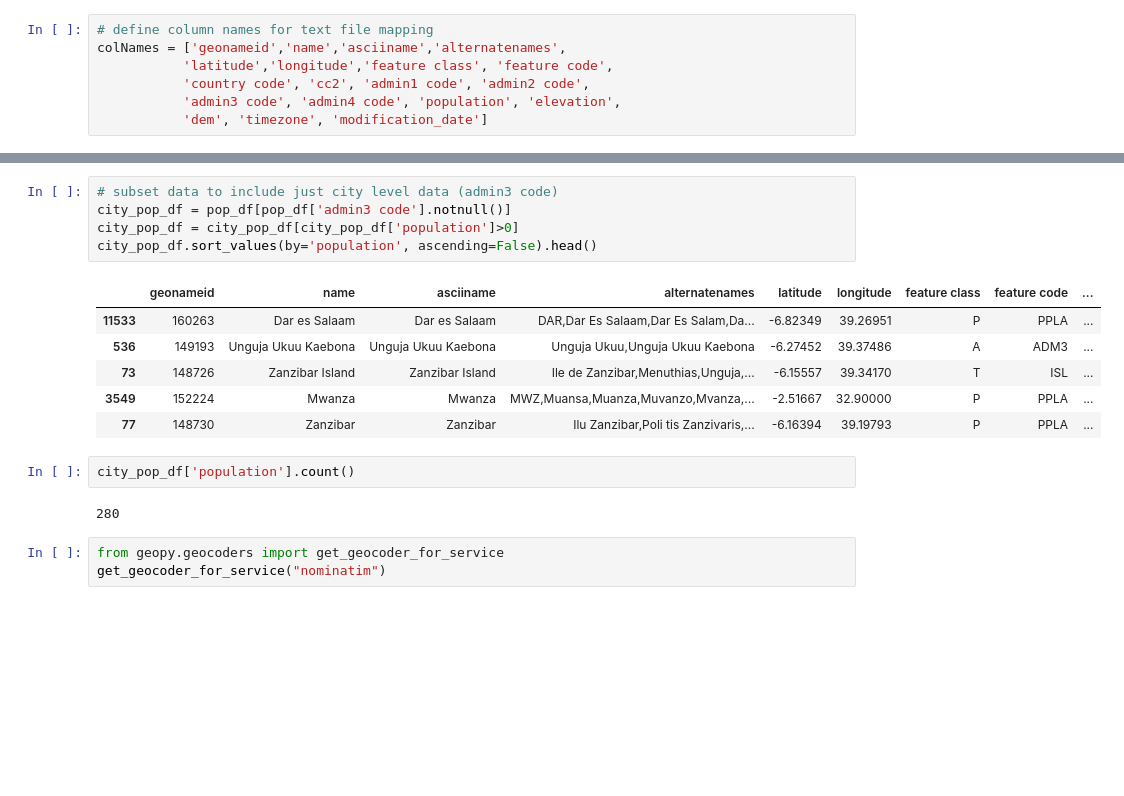
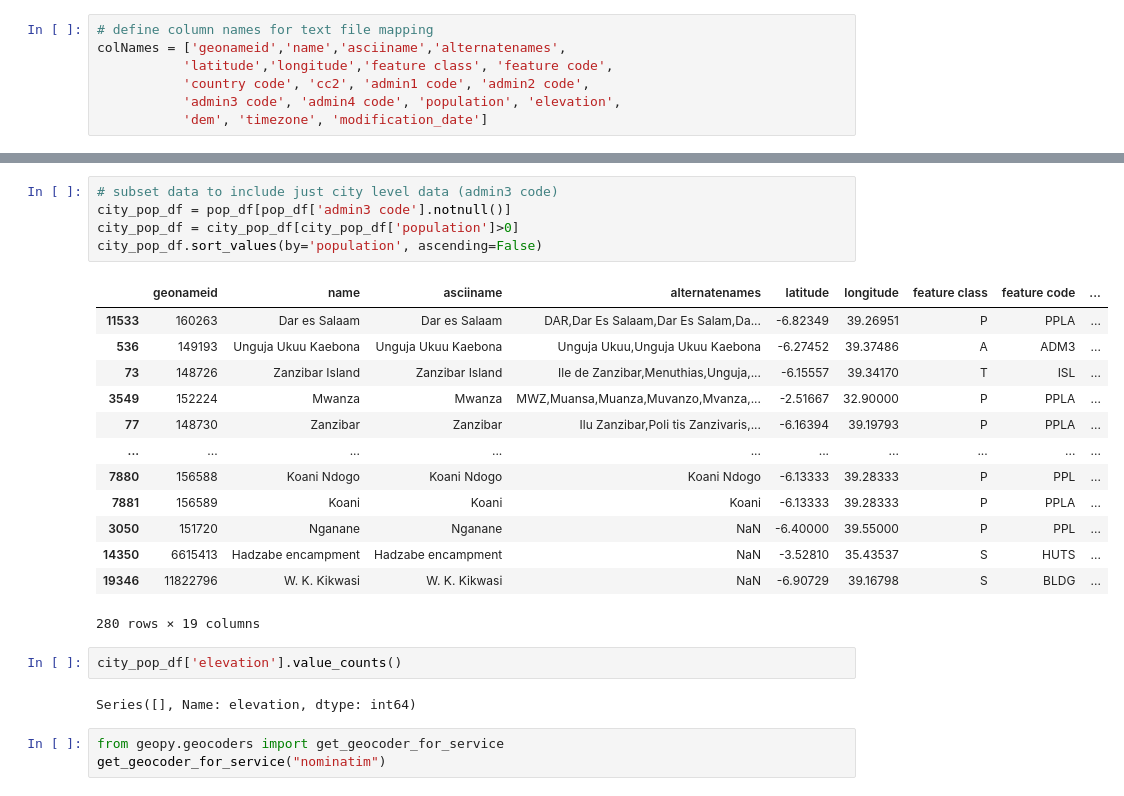
Before and after one commit to kenwelsh/Tanzania_Water_Pump, a Jupyter notebook: supplemental_population.ipynb, the cells around one changed output, grey strips where cells are left out. Cells and saved outputs as stored; diff of their text form; blank space fills up the shorter version.

```diff
--- a/supplemental_population.ipynb
+++ b/supplemental_population.ipynb
@@ -27,19 +27,26 @@ pop_df.sort_values(by='population', ascending=False).head()
 # %%
 # subset data to include just city level data (admin3 code)
 city_pop_df = pop_df[pop_df['admin3 code'].notnull()]
 city_pop_df = city_pop_df[city_pop_df['population']>0]
-city_pop_df.sort_values(by='population', ascending=False).head()
+city_pop_df.sort_values(by='population', ascending=False)
 # %% [output]
 |  | geonameid | name | asciiname | alternatenames | latitude | longitude | feature class | feature code | ... |
 | 11533 | 160263 | Dar es Salaam | Dar es Salaam | DAR,Dar Es Salaam,Dar Es Salam,Da... | -6.82349 | 39.26951 | P | PPLA | ... |
 | 536 | 149193 | Unguja Ukuu Kaebona | Unguja Ukuu Kaebona | Unguja Ukuu,Unguja Ukuu Kaebona | -6.27452 | 39.37486 | A | ADM3 | ... |
 | 73 | 148726 | Zanzibar Island | Zanzibar Island | Ile de Zanzibar,Menuthias,Unguja,... | -6.15557 | 39.34170 | T | ISL | ... |
 | 3549 | 152224 | Mwanza | Mwanza | MWZ,Muansa,Muanza,Muvanzo,Mvanza,... | -2.51667 | 32.90000 | P | PPLA | ... |
 | 77 | 148730 | Zanzibar | Zanzibar | Ilu Zanzibar,Poli tis Zanzivaris,... | -6.16394 | 39.19793 | P | PPLA | ... |
+| ... | ... | ... | ... | ... | ... | ... | ... | ... | ... |
+| 7880 | 156588 | Koani Ndogo | Koani Ndogo | Koani Ndogo | -6.13333 | 39.28333 | P | PPL | ... |
+| 7881 | 156589 | Koani | Koani | Koani | -6.13333 | 39.28333 | P | PPLA | ... |
+| 3050 | 151720 | Nganane | Nganane | NaN | -6.40000 | 39.55000 | P | PPL | ... |
+| 14350 | 6615413 | Hadzabe encampment | Hadzabe encampment | NaN | -3.52810 | 35.43537 | S | HUTS | ... |
+| 19346 | 11822796 | W. K. Kikwasi | W. K. Kikwasi | NaN | -6.90729 | 39.16798 | S | BLDG | ... |
+280 rows × 19 columns
-# %%
-city_pop_df['population'].count()
-# %% [output]
-280
+# %%
+city_pop_df['elevation'].value_counts()
+# %% [output]
+Series([], Name: elevation, dtype: int64)
 # %%
 from geopy.geocoders import get_geocoder_for_service
 get_geocoder_for_service("nominatim")
```
Also changed, not shown: parts of 1 cell of this notebook, 1 other file.
